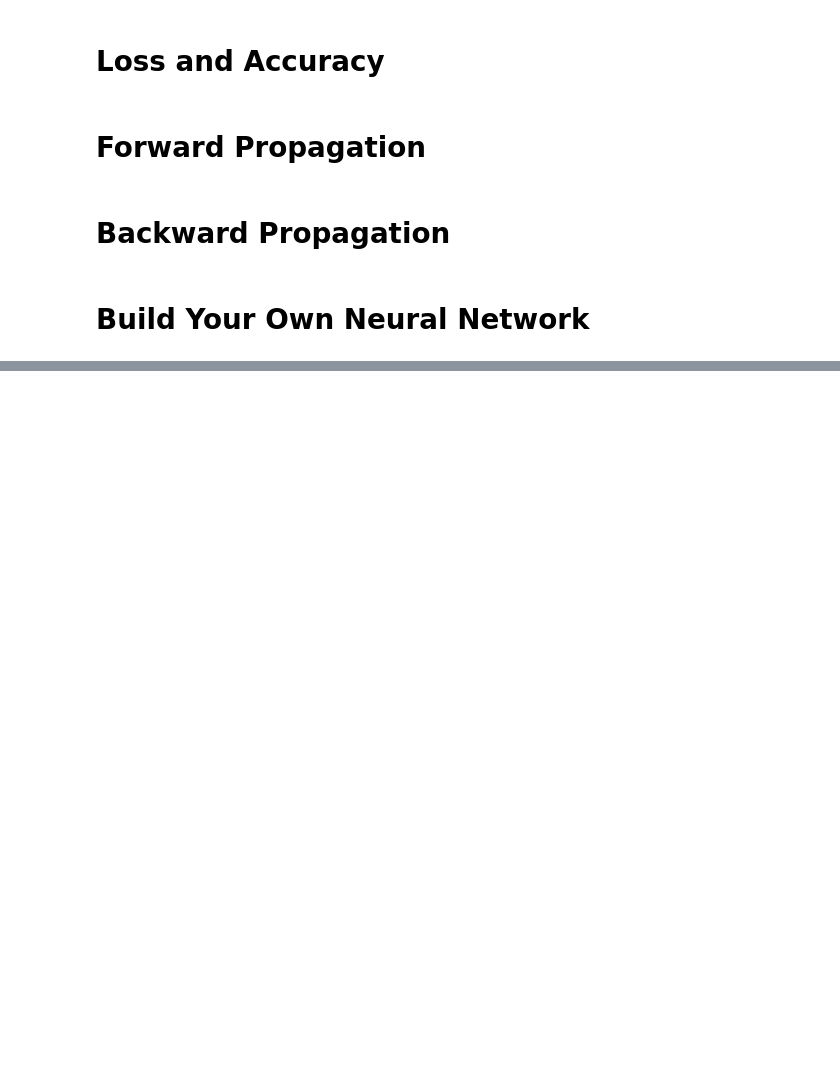
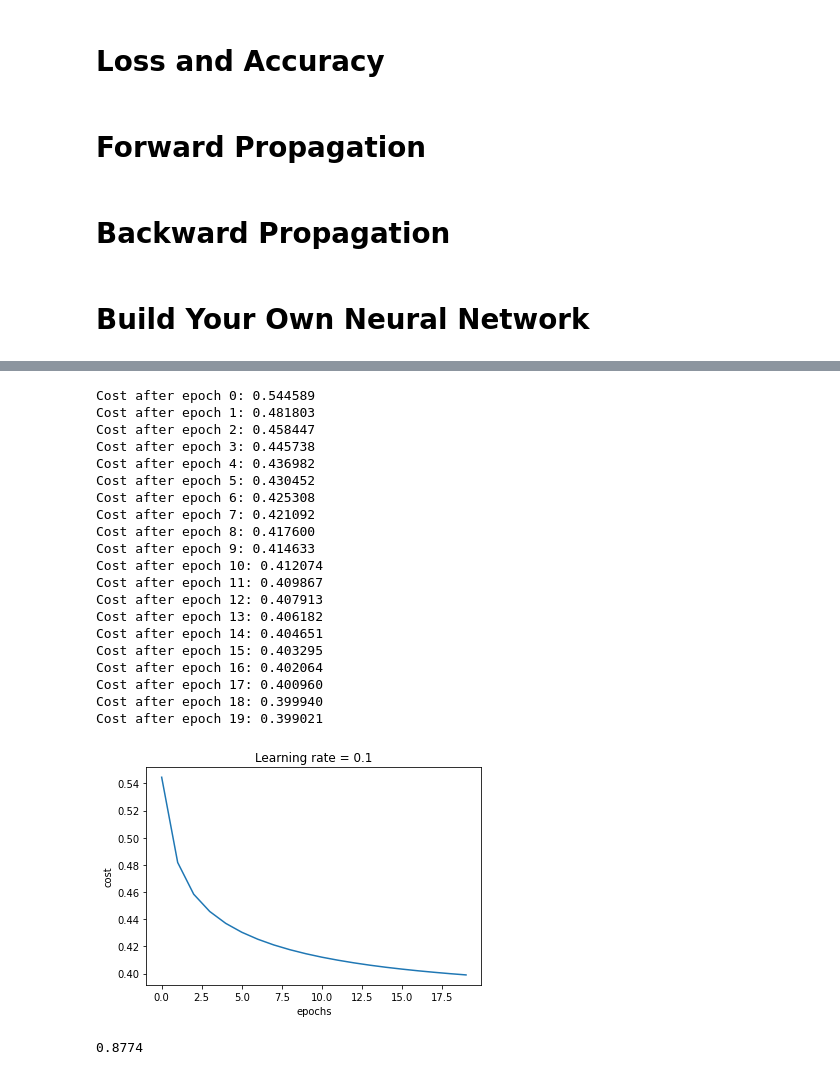
Before and after one commit to happyrabbit/IntroDataScience, a Jupyter notebook: Python/MINST_with_one_hidden_layer.ipynb, the cells around one changed output, grey strips where cells are left out. Drawn from its saved outputs; the diff is of its cells as text; code cells hidden in the pictures; blank space fills up the shorter version.

```diff
--- a/Python/MINST_with_one_hidden_layer.ipynb
+++ b/Python/MINST_with_one_hidden_layer.ipynb
@@ -380,0 +412,39 @@ def predict(parameters, X):
+# %%
+def random_mini_batches(X, Y, mini_batch_size = 64):
+    """
+    Creates a list of random minibatches from (X, Y)
+
+    Arguments:
+    X -- input data, of shape (input size, number of examples)
+    Y -- true "label" of shape (10, number of examples)
+    mini_batch_size -- size of the mini-batches, integer
+
+    Returns:
+    mini_batches -- list of synchronous (mini_batch_X, mini_batch_Y)
+    """
+
+    m = X.shape[1]                  # number of training examples
+    mini_batches = []
+
+    # Step 1: Shuffle (X, Y)
+    permutation = list(np.random.permutation(m))
+    shuffled_X = X[:, permutation]
+    shuffled_Y = Y[:, permutation]
+
+    # Step 2: Partition (shuffled_X, shuffled_Y). Minus the end case.
+    num_complete_minibatches = math.floor(m/mini_batch_size) # number of mini batches of size mini_batch_size in your partitionning
+    for k in range(0, num_complete_minibatches):
+        mini_batch_X = shuffled_X[:,k * mini_batch_size:(k + 1) * mini_batch_size]
+        mini_batch_Y = shuffled_Y[:,k * mini_batch_size:(k + 1) * mini_batch_size]
+        mini_batch = (mini_batch_X, mini_batch_Y)
+        mini_batches.append(mini_batch)
+
+    # Handling the end case (last mini-batch < mini_batch_size)
+    if m % mini_batch_size != 0:
+        end = m - mini_batch_size * math.floor(m / mini_batch_size)
+        mini_batch_X = shuffled_X[:,num_complete_minibatches * mini_batch_size:]
+        mini_batch_Y = shuffled_Y[:,num_complete_minibatches * mini_batch_size:]
+        mini_batch = (mini_batch_X, mini_batch_Y)
+        mini_batches.append(mini_batch)
+
+    return mini_batches
@@ -380,0 +513,30 @@ def predict(parameters, X):
+# %%
+parameters, costs = model(X_train, y_train, num_epochs=20)
+# %% [output]
+Cost after epoch 0: 0.544589
+Cost after epoch 1: 0.481803
+Cost after epoch 2: 0.458447
+Cost after epoch 3: 0.445738
+Cost after epoch 4: 0.436982
+Cost after epoch 5: 0.430452
+Cost after epoch 6: 0.425308
+Cost after epoch 7: 0.421092
+Cost after epoch 8: 0.417600
+Cost after epoch 9: 0.414633
+Cost after epoch 10: 0.412074
+Cost after epoch 11: 0.409867
+Cost after epoch 12: 0.407913
+Cost after epoch 13: 0.406182
+Cost after epoch 14: 0.404651
+Cost after epoch 15: 0.403295
+Cost after epoch 16: 0.402064
+Cost after epoch 17: 0.400960
+Cost after epoch 18: 0.399940
+Cost after epoch 19: 0.399021
+[figure, added]
+# %%
+yhat_test = predict(parameters, X_test)
+y = np.argmax(y_test, axis = 0)
+np.mean(yhat_test == y)
+# %% [output]
+0.8774
```
Also changed, not shown: parts of 8 cells of this notebook.
